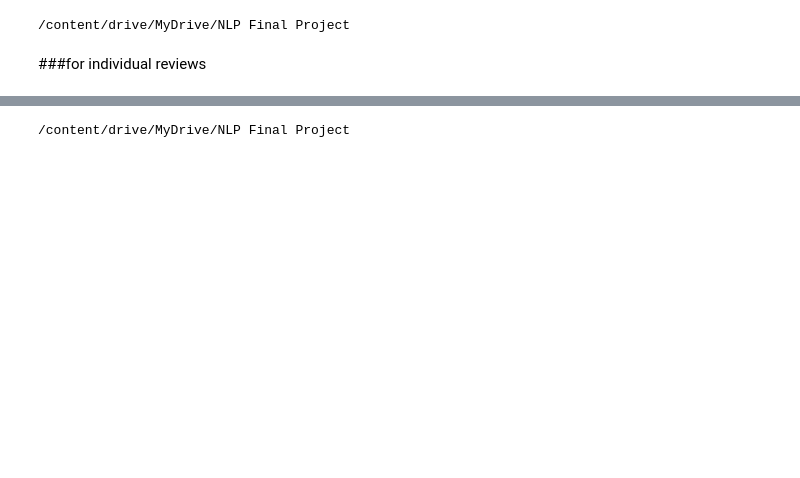
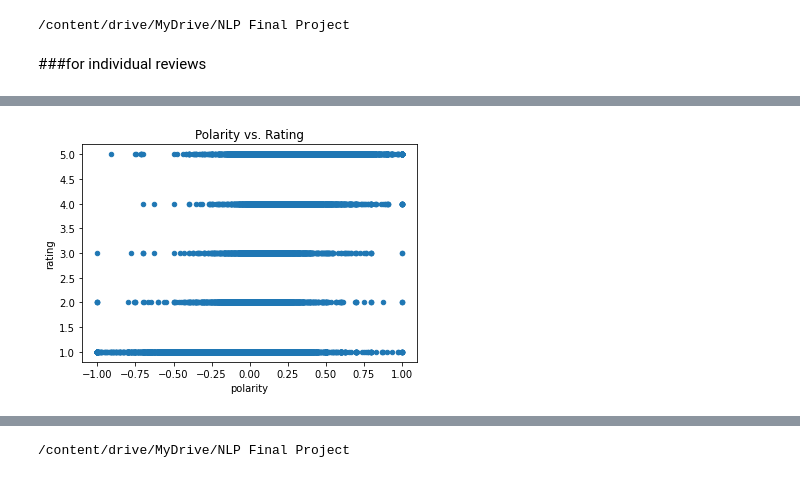
Before and after one commit to seanmerritt/Predicting_YELP_Reviews_NLP_Final_Project, a Jupyter notebook: NLP_Final_Project.ipynb, the cells around one changed output, grey strips where cells are left out. Cells and saved outputs as stored; diff of their text form; code cells hidden in the pictures; blank space fills up the shorter version.

```diff
--- a/NLP_Final_Project.ipynb
+++ b/NLP_Final_Project.ipynb
@@ -810,3 +868,12 @@ Wall time: 1min 26s
 | 2 | 2 | 0 | Allyson F. | 5 | 2/24/2017 | I love Rancho wellness, they are ... | 4.5 | I love Rancho wellness, they are ... | ... |
 | 3 | 3 | 0 | Brian J. | 5 | 10/12/2016 | Large waiting room and welcoming ... | 4.5 | Large waiting room and welcoming ... | ... |
 | 4 | 4 | 0 | Stephani P. | 5 | 6/2/2015 | My family and I have been going t... | 4.5 | My family and I have been going t... | ... |
+# %%
+import matplotlib.pyplot as plot
+
+#plotting each individual review's polarity against its rating
+df_sa.plot.scatter(x='polarity', y='rating', title= "Polarity vs. Rating");
+
+plot.show(block=True);
+# %% [output]
+[figure, added]
```
Also changed, not shown: parts of 111 cells of this notebook.
